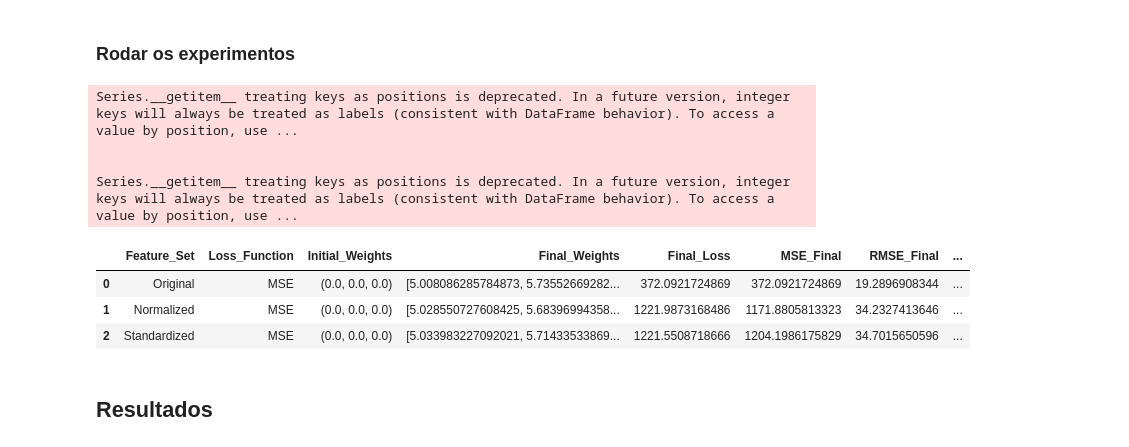
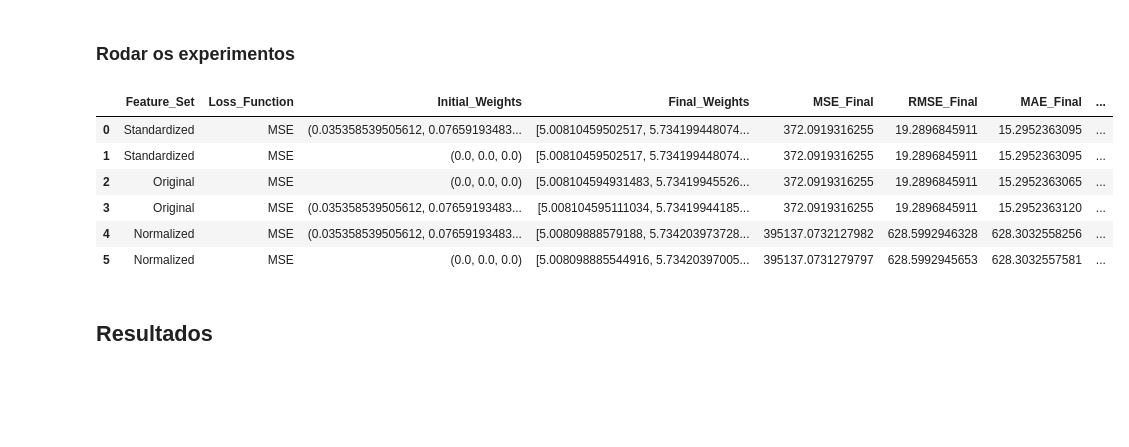
Before and after one commit to matheusssilva991/rna_tarefas_mestrado, a Jupyter notebook: src/tarefa3.ipynb, the cells around one changed output. Saved outputs shown, nothing was run; the diff lists cells and outputs as text; code cells hidden in the pictures; blank space fills up the shorter version.

```diff
--- a/src/tarefa3.ipynb
+++ b/src/tarefa3.ipynb
@@ -109,22 +109,22 @@ array([ 5.0081046 ,  5.73419945, 10.59963756])
 def make_function(w):
     def f(x, y):
         if np.isscalar(x) and np.isscalar(y):
-            return w @ np.array([x**3, y**2, 1])
+            return w @ np.array([x, y, 1])
         else:
-            return np.array([w @ np.array([xi**3, yi**2, 1]) for xi, yi in zip(x, y)])
+            return np.array([w @ np.array([xi, yi, 1]) for xi, yi in zip(x, y)])
     return f
 
 features = df[['x', 'y']]
 y = df['z']
 
 # Criar os objetos para Normalização e Padronização
-min_max_scaler = MinMaxNormalizer(-1, 1)
+min_max_scaler = MinMaxNormalizer(-1.5, 1.5)
 standard_scaler = StandardScaler()
 
 # Cria as cópias dos dados para normalização e padronização
 cubed_squared_features = features.copy()
-cubed_squared_features.loc[:, 'x'] = cubed_squared_features['x']
-cubed_squared_features.loc[:, 'y'] = cubed_squared_features['y']
+cubed_squared_features.loc[:, 'x'] = cubed_squared_features['x'] ** 3
+cubed_squared_features.loc[:, 'y'] = cubed_squared_features['y'] ** 2
 features_normalized = cubed_squared_features.copy()
 features_standardized = cubed_squared_features.copy()
 
@@ -143,7 +143,8 @@ loss_fn_names = ['MSE']
 loss_fn_makers = [make_mse_loss_function]
 
 initial_weights = [
-    np.zeros(3)
+    np.zeros(3),
+    np.random.rand(3) * 0.1,
 ]
 n_iterations = 10000
 tolerance = 1e-6
@@ -153,15 +154,15 @@ alpha = 1e-3
 # %%
 def make_residuals_fn(X: np.ndarray, Y: np.ndarray, Z: np.ndarray):
     def residuals_fn(w: np.ndarray) -> np.ndarray:
-        predictions = w[0]*X**3 + w[1]*Y**2 + w[2]
+        predictions = w[0]*X + w[1]*Y + w[2]
         return Z - predictions
     return residuals_fn
 
 def make_jacobian_fn(X: np.ndarray, Y: np.ndarray):
     def jacobian_fn(w: np.ndarray) -> np.ndarray:
             # Derivadas parciais em relação a cada peso
-            J_a = -X**3
-            J_b = -Y**2
+            J_a = -X
+            J_b = -Y
             J_c = -np.ones_like(X)
             return np.vstack([J_a, J_b, J_c]).T
     return jacobian_fn
@@ -182,18 +183,28 @@ for feature_set, feature_name in zip(features_list, features_names):
         if feature_name == 'Original':
             loss_function, grad_loss_function = loss_fn_maker(x_data ** 3, y_data ** 2, z_data)
         else:
-            loss_function, grad_loss_function = loss_fn_maker(x_data ** 3, y_data ** 2, z_data)
+            loss_function, grad_loss_function = loss_fn_maker(x_data, y_data, z_data)
 
         for initial_w in initial_weights:
             try:
-                residuals_fn = make_residuals_fn(x_data, y_data, z_data)
-                jacobian_fn = make_jacobian_fn(x_data, y_data)
+
+                if feature_name == 'Original':
+                    residuals_fn = make_residuals_fn(x_data ** 3, y_data ** 2, z_data)
+                    jacobian_fn = make_jacobian_fn(x_data ** 3, y_data ** 2)
+                else:
+                    residuals_fn = make_residuals_fn(x_data, y_data, z_data)
+                    jacobian_fn = make_jacobian_fn(x_data, y_data)
 
                 weights, losses, n_iters = levenberg_marquadt(
                     initial_w, residuals_fn, loss_function, jacobian_fn,
                     alpha=alpha, alpha_variability=10, max_iter=n_iterations,
-                    tolerance=tolerance, stopping_criteria=[1, 2, 3]
+                    tolerance=tolerance, stopping_criteria=[1, 3]
                 )
+
+                if feature_name == 'Standardized':
+                    weights[-1] = standard_scaler.desnormalize_weights(weights[-1])
+                elif feature_name == 'Normalized':
+                    weights[-1] = min_max_scaler.desnormalize_weights(weights[-1])
 
                 # Verificar se há overflow
                 if np.any(np.isnan(weights[-1])) or np.any(np.isinf(weights[-1])):
@@ -204,16 +215,11 @@ for feature_set, feature_name in zip(features_list, features_names):
                 print(f"Erro para Initial_W={initial_w}: {e}")
                 continue
 
-            if feature_name == 'Standardized':
-                weights[-1] = standard_scaler.desnormalize_polynomial_weights(weights[-1], powers=[3, 2])
-            elif feature_name == 'Normalized':
-                weights[-1] = min_max_scaler.desnormalize_polynomial_weights(weights[-1], powers=[3, 2])
-
             function_aprox = make_function(weights[-1])
 
-            mse_final = np.mean((z_data - function_aprox(x_data_orig, y_data_orig)) ** 2)
+            mse_final = np.mean((z_data - function_aprox(x_data_orig ** 3, y_data_orig ** 2)) ** 2)
             rmse_final = np.sqrt(mse_final)
-            mae_final = np.mean(np.abs(z_data - function_aprox(x_data_orig, y_data_orig)))
+            mae_final = np.mean(np.abs(z_data - function_aprox(x_data_orig ** 3, y_data_orig ** 2)))
 
             key = (feature_name, loss_fn_name, tuple(initial_w))
             dict_results[key] = {
@@ -223,42 +229,41 @@ for feature_set, feature_name in zip(features_list, features_names):
                 'mse_final': mse_final,
                 'rmse_final': rmse_final,
                 'mae_final': mae_final
             }
 
 df_result = pd.DataFrame([
     {
         'Feature_Set': key[0],
         'Loss_Function': key[1],
         'Initial_Weights': key[2],
         'Final_Weights': value['weights'][-1],
         'Final_Loss': value['losses'][-1],
         'MSE_Final': value['mse_final'],
         'RMSE_Final': value['rmse_final'],
         'MAE_Final': value['mae_final'],
         'Iterations': value['n_iters']
     }
     for key, value in dict_results.items()
 ])
 
 df_result_to_save = df_result.copy()
 df_result_to_save['Initial_Weights'] = df_result_to_save['Initial_Weights'].apply(lambda x: np.array(x).tolist())
 df_result_to_save['Final_Weights'] = df_result_to_save['Final_Weights'].apply(lambda x: np.array(x).tolist())
 
 df_result_to_save['Initial_Weights'] = df_result_to_save['Initial_Weights'].apply(lambda x: str(x))
 df_result_to_save['Final_Weights'] = df_result_to_save['Final_Weights'].apply(lambda x: str(x))
 
 df_result_to_save.to_excel('../output/tarefa3_results.xlsx', index=False, float_format="%.6g")
 
-df_result.sort_values(by='MAE_Final').groupby('Loss_Function').head(10).reset_index(drop=True)
+df_result.sort_values(by='Final_Loss').groupby('Loss_Function').head(10).reset_index(drop=True).drop(columns=['Final_Loss'])
 # %% [output]
-Series.__getitem__ treating keys as positions is deprecated. In a future version, integer keys will always be treated as labels (consistent with DataFrame behavior). To access a value by position, use ...
-
-
-Series.__getitem__ treating keys as positions is deprecated. In a future version, integer keys will always be treated as labels (consistent with DataFrame behavior). To access a value by position, use ...
-|  | Feature_Set | Loss_Function | Initial_Weights | Final_Weights | Final_Loss | MSE_Final | RMSE_Final | ... |
-| 0 | Original | MSE | (0.0, 0.0, 0.0) | [5.008086285784873, 5.73552669282... | 372.0921724869 | 372.0921724869 | 19.2896908344 | ... |
-| 1 | Normalized | MSE | (0.0, 0.0, 0.0) | [5.028550727608425, 5.68396994358... | 1221.9873168486 | 1171.8805813323 | 34.2327413646 | ... |
-| 2 | Standardized | MSE | (0.0, 0.0, 0.0) | [5.033983227092021, 5.71433533869... | 1221.5508718666 | 1204.1986175829 | 34.7015650596 | ... |
+|  | Feature_Set | Loss_Function | Initial_Weights | Final_Weights | MSE_Final | RMSE_Final | MAE_Final | ... |
+| 0 | Standardized | MSE | (0.035358539505612, 0.07659193483... | [5.00810459502517, 5.734199448074... | 372.0919316255 | 19.2896845911 | 15.2952363095 | ... |
+| 1 | Standardized | MSE | (0.0, 0.0, 0.0) | [5.00810459502517, 5.734199448074... | 372.0919316255 | 19.2896845911 | 15.2952363095 | ... |
+| 2 | Original | MSE | (0.0, 0.0, 0.0) | [5.008104594931483, 5.73419945526... | 372.0919316255 | 19.2896845911 | 15.2952363065 | ... |
+| 3 | Original | MSE | (0.035358539505612, 0.07659193483... | [5.008104595111034, 5.73419944185... | 372.0919316255 | 19.2896845911 | 15.2952363120 | ... |
+| 4 | Normalized | MSE | (0.035358539505612, 0.07659193483... | [5.00809888579188, 5.734203973728... | 395137.0732127982 | 628.5992946328 | 628.3032558256 | ... |
+| 5 | Normalized | MSE | (0.0, 0.0, 0.0) | [5.008098885544916, 5.73420397005... | 395137.0731279797 | 628.5992945653 | 628.3032557581 | ... |
 # %% [markdown]
 ## Resultados
 # %% [markdown]
```
Also changed, not shown: parts of 9 cells of this notebook, 6 other files.
